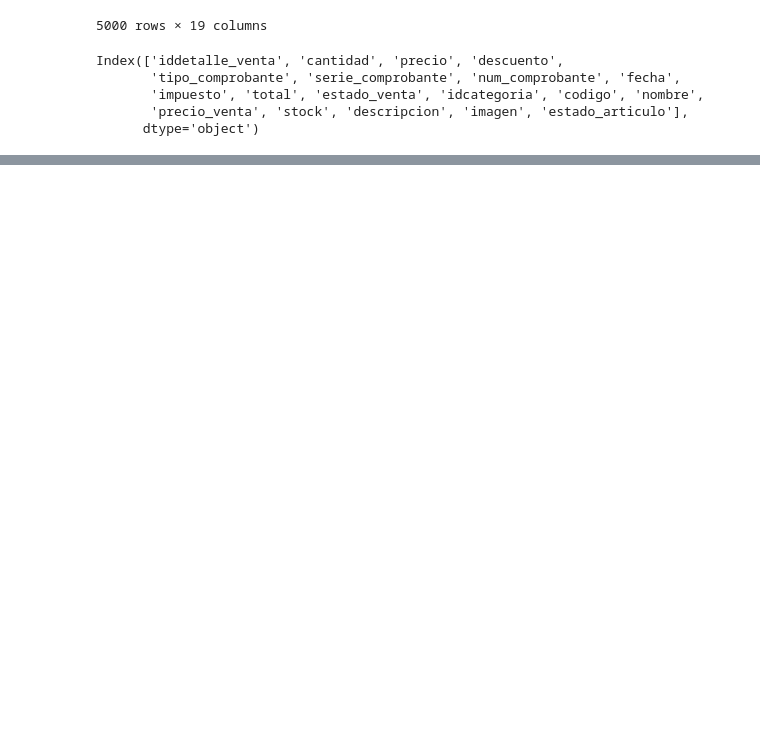
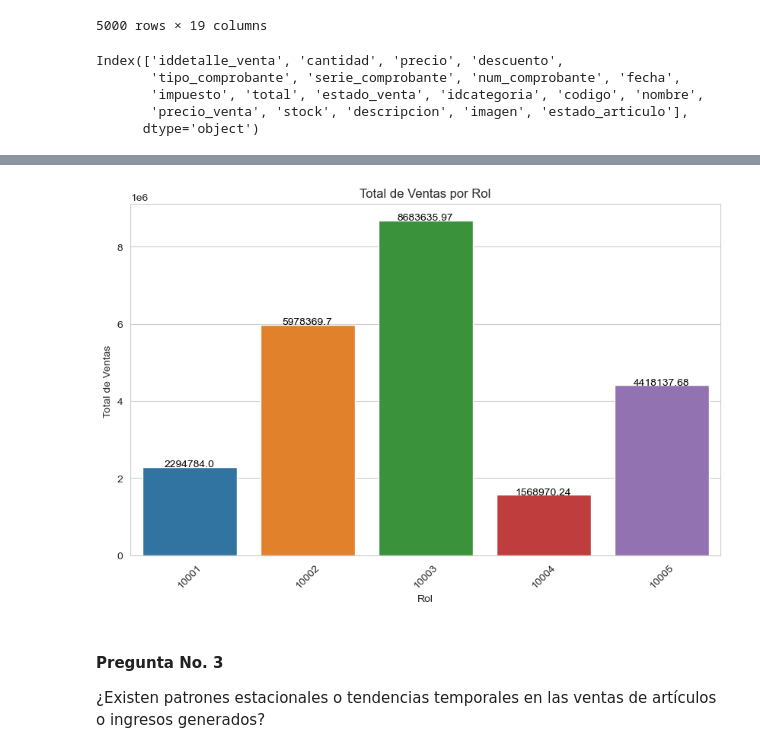
Before and after one commit to luistunag/Proyecto_Final, a Jupyter notebook: Preguntas_de_Negocio.ipynb, the cells around one changed output, grey strips where cells are left out. Cells and saved outputs as stored; diff of their text form; code cells hidden in the pictures; blank space fills up the shorter version.

Commit message:
Modificando notebook de Preguntas de Negocio

```diff
--- a/Preguntas_de_Negocio.ipynb
+++ b/Preguntas_de_Negocio.ipynb
@@ -45,0 +147,3 @@ plt.show()
+# %%
+df_venta_cliente = df_venta.merge(df_cliente, how='inner', on='idcliente')
+df_venta_cliente.head()
@@ -45,0 +157,5 @@ plt.show()
+# %%
+sql_query = 'SELECT * FROM usuario;'
+df_usuario = pd.read_sql(sql_query, postgres_driver)
+df_usuario = df_usuario.rename(columns={'nombre': 'nombre_usuario', 'tipo_documento': 'tipo_documento_usuario', 'num_documento': 'num_documento_usuario','direccion': 'direccion_usuario', 'telefono': 'telefono_usuario', 'email': 'email_usuario', 'estado': 'estado_cliente'})
+df_usuario.head()
@@ -45,0 +169,4 @@ plt.show()
+# %%
+df_venta_cliente_usuario = df_venta_cliente.merge(df_usuario, how='inner', on='idusuario')
+df_venta_cliente_usuario = df_venta_cliente_usuario.drop(['idcliente'], axis=1)
+df_venta_cliente_usuario.head()
@@ -45,0 +192,3 @@ plt.show()
+# %%
+data_roles = pd.read_csv('dimRol.csv')
+data_roles.head()
@@ -45,0 +202,28 @@ plt.show()
+# %%
+# Paso 1: Relacionar los datos de ventas con los datos de usuarios
+#ventas_usuarios = pd.merge(df_venta_cliente_usuario, df_usuario, how='left', on='idusuario')
+
+# Paso 2: Relacionar los datos de usuarios con los roles
+usuarios_roles = pd.merge(df_venta_cliente_usuario, data_roles, how='left', on='idrol')
+
+# Paso 3: Calcular el total de ventas por rol
+ventas_por_rol = usuarios_roles.groupby('idrol')['total'].sum().reset_index()
+
+# Paso 4: Visualizar los resultados
+plt.figure(figsize=(10, 6))
+ax = sns.barplot(x='idrol', y='total', data=ventas_por_rol.sort_values(by='total', ascending=False))
+plt.xlabel('Rol')
+plt.ylabel('Total de Ventas ')
+plt.title('Total de Ventas por Rol')
+plt.xticks(rotation=45)
+
+# Agregar etiquetas de texto en las barras
+for index, row in ventas_por_rol.iterrows():
+    ax.text(index, row['total'], str(round(row['total'], 2)), color='black', ha="center")
+
+plt.show()
+# %% [output]
+[figure, added]
+# %% [markdown]
+#### Pregunta No. 3
+ ¿Existen patrones estacionales o tendencias temporales en las ventas de artículos o ingresos generados?
```
Also changed, not shown: parts of 18 cells of this notebook.
